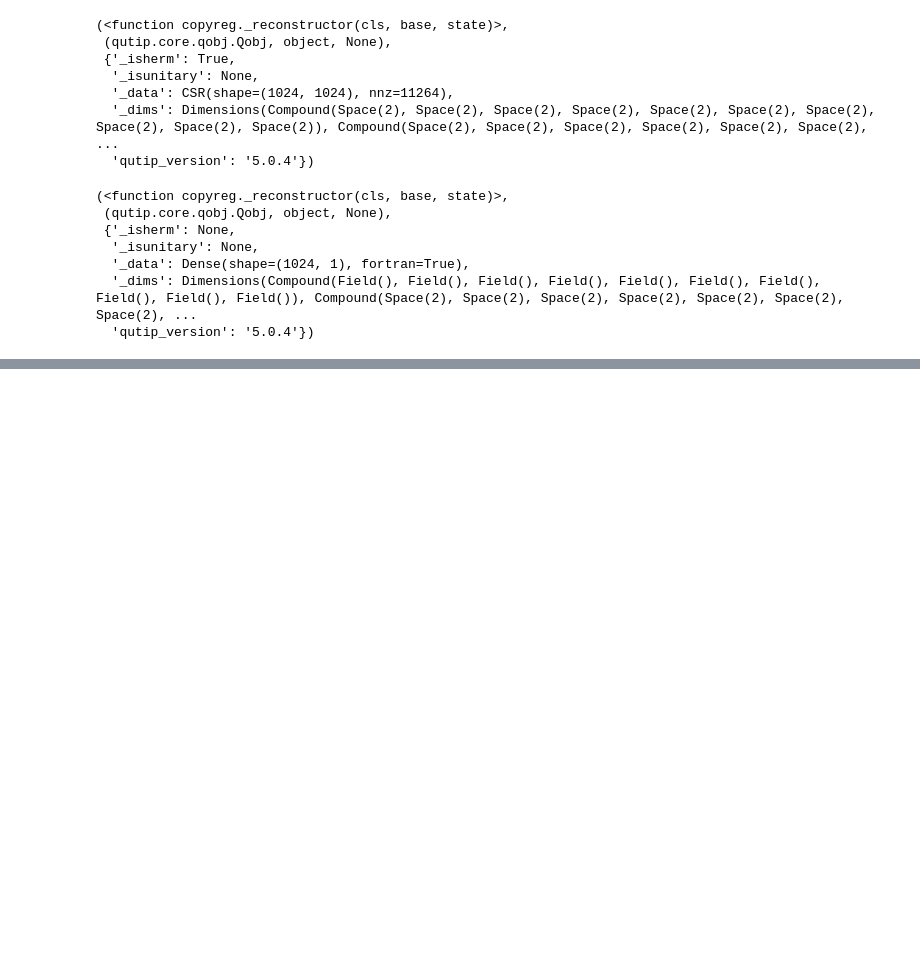
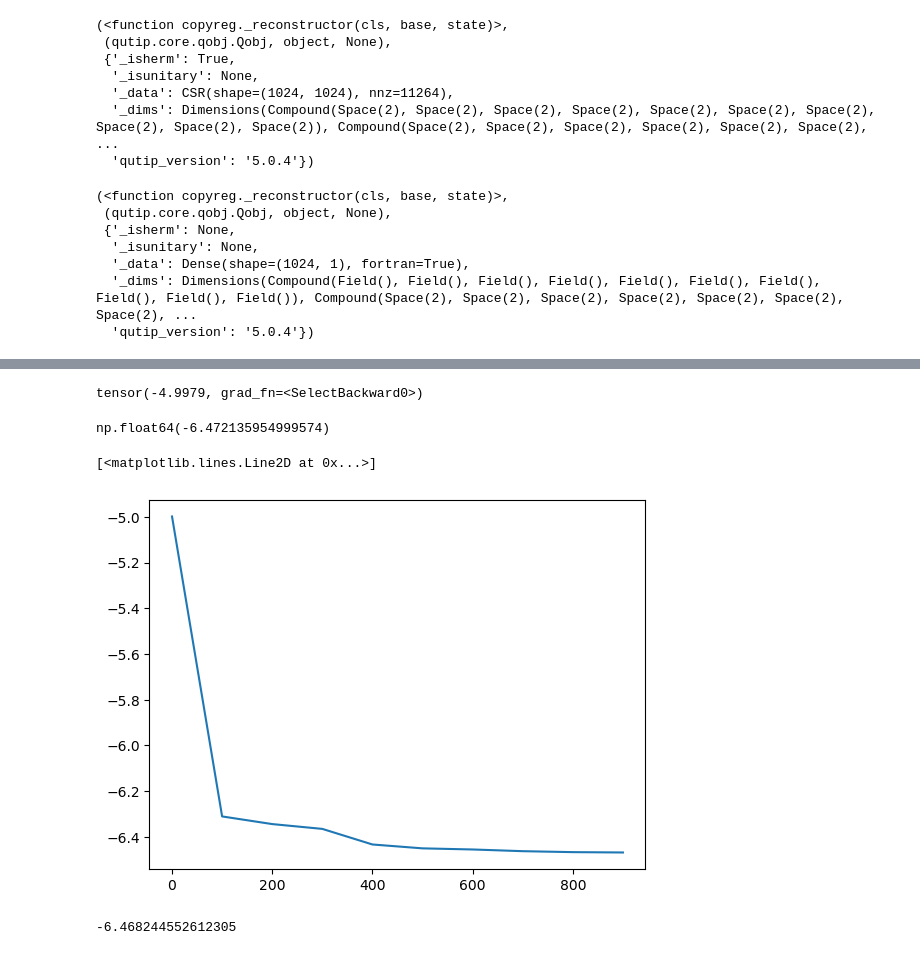
Before and after one commit to tlin06/kans_urop, a Jupyter notebook: sampling.ipynb, the cells around one changed output, grey strips where cells are left out. Drawn from its saved outputs; the diff is of its cells as text; code cells hidden in the pictures; blank space fills up the shorter version.

Commit message:
beginning training with MH

```diff
--- a/sampling.ipynb
+++ b/sampling.ipynb
@@ -159,0 +166,33 @@ tensor(-5.1956, grad_fn=<DivBackward0>)
+# %%
+SparseStateVector.TFIM_expectation_from_sparse(model_MH, N, J, Gamma).real
+# %% [output]
+tensor(-4.9979, grad_fn=<SelectBackward0>)
+# %%
+# training with all inputs and then testing Metropolis
+vars = (N, J, Gamma)
+loss_fn = lib.TFIM_expectation_from_torch
+epochs = []
+loss_data = []
+optimizer = torch.optim.SGD(model.parameters(), lr = 2)
+for epoch in range(1000):
+    y_pred = model(input)
+    loss = loss_fn(y_pred, vars, amp_phase)
+    optimizer.zero_grad()
+    loss.backward()
+    optimizer.step()
+    if epoch % 100 == 0:
+        loss_data.append(loss.item())
+        epochs.append(epoch)
+# %%
+lib.TFIM_hamiltonian(N, J, Gamma).eigenstates()[0][0]
+# %% [output]
+np.float64(-6.472135954999574)
+# %%
+plt.plot(epochs, loss_data)
+# %% [output]
+[<matplotlib.lines.Line2D at 0x...>]
+[figure, added]
+# %%
+loss_data[-1]
+# %% [output]
+-6.468244552612305
```
Also changed, not shown: parts of 17 cells of this notebook, 3 other files.
